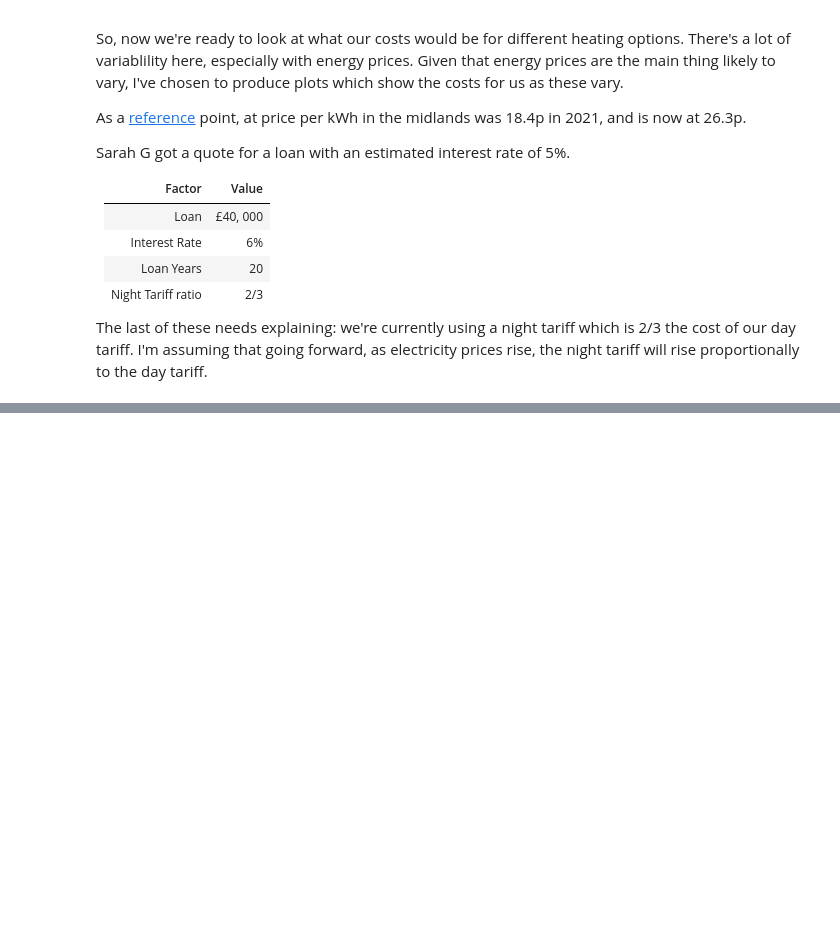
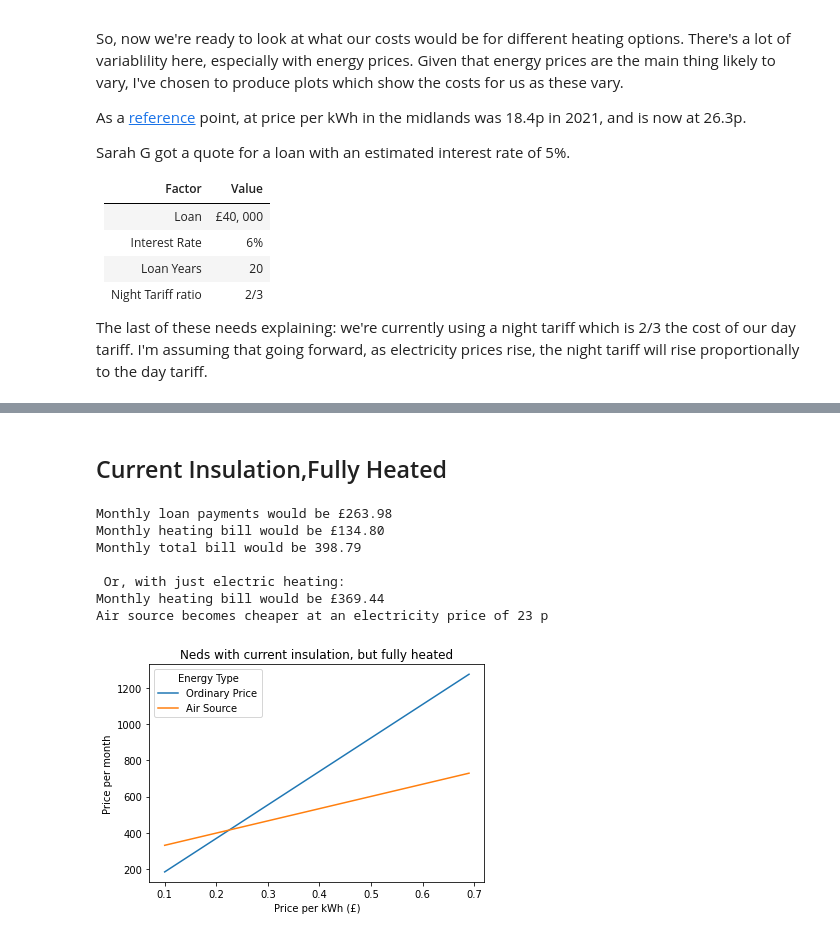
Before and after one commit to DanGoldwater/Neds_Heating_Finance, a Jupyter notebook: notebook.ipynb, the cells around one changed output, grey strips where cells are left out. Drawn from its saved outputs; the diff is of its cells as text; code cells hidden in the pictures; blank space fills up the shorter version.

```diff
--- a/notebook.ipynb
+++ b/notebook.ipynb
@@ -124,0 +135,17 @@ Monthly heating bill would be £252.78
+# %% [markdown]
+## Current Insulation,Fully Heated
+# %%
+p1= make_scenario_electricity_plot(Neds_current_full_heat)
+p1.set_title('Neds with current insulation, but fully heated')
+Neds_current_full_heat.electricity_price = basic_electric_price
+Neds_current_full_heat.give_summary()
+print(f'Air source becomes cheaper at an electricity price of {find_crossing_price(Neds_current_full_heat)*100:.0f} p')
+# %% [output]
+Monthly loan payments would be £263.98
+Monthly heating bill would be £134.80
+Monthly total bill would be 398.79
+
+ Or, with just electric heating:
+Monthly heating bill would be £369.44
+Air source becomes cheaper at an electricity price of 23 p
+[figure, added]
```
Also changed, not shown: parts of 5 cells of this notebook, 3 other files.
